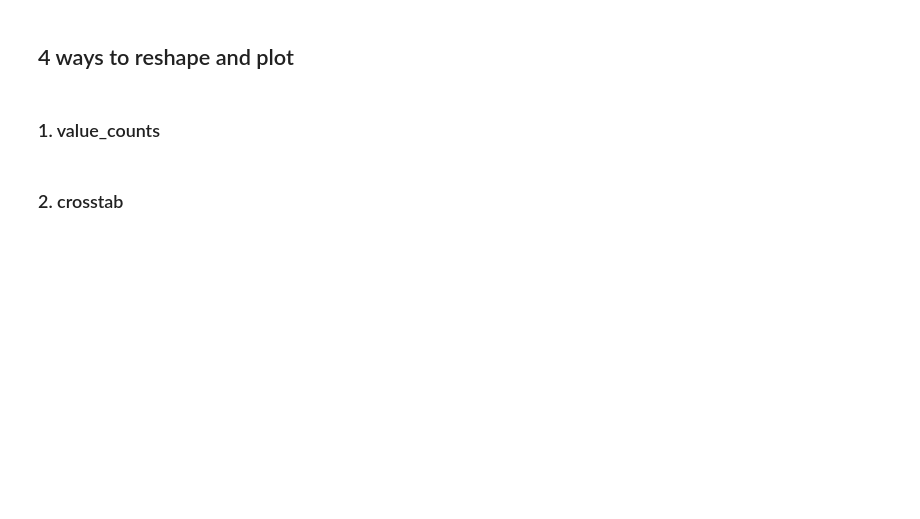
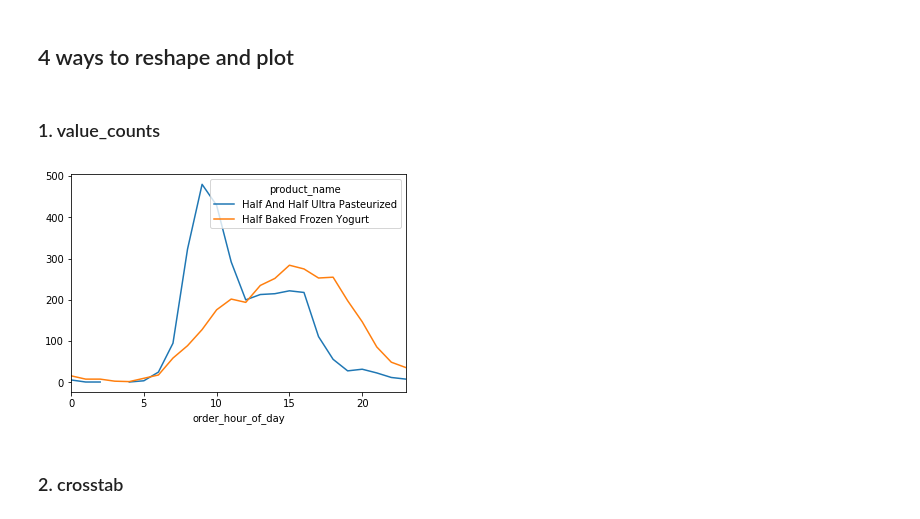
Before and after one commit to adamlutzz/DS-Unit-1-Sprint-2-Data-Wrangling-and-Storytelling, a Jupyter notebook: module1-join-and-reshape-data/LS_DS_121_Join_and_Reshape_Data.ipynb, the cells around one changed output. Saved outputs shown, nothing was run; the diff lists cells and outputs as text; code cells hidden in the pictures; blank space fills up the shorter version.

```diff
--- a/module1-join-and-reshape-data/LS_DS_121_Join_and_Reshape_Data.ipynb
+++ b/module1-join-and-reshape-data/LS_DS_121_Join_and_Reshape_Data.ipynb
@@ -502,3 +537,10 @@ merged.head()
 # %%
 condition = ((merged['product_name'] == product_names[0]) |
              (merged['product_name'] == product_names[1]))
+
+# Another approach that works
+condition = merged['product_name'].isin(product_names)
+# %%
+subset = merged[condition]
+print(subset.shape)
+subset.head()
@@ -506,5 +556,9 @@ condition = ((merged['product_name'] == product_names[0]) |
 ## 4 ways to reshape and plot
 # %% [markdown]
 ### 1. value_counts
+# %%
+subset.groupby('order_hour_of_day')['product_name'].value_counts().unstack().plot();
+# %% [output]
+[figure, added]
 # %% [markdown]
 ### 2. crosstab
```
Also changed, not shown: parts of 21 cells of this notebook.
